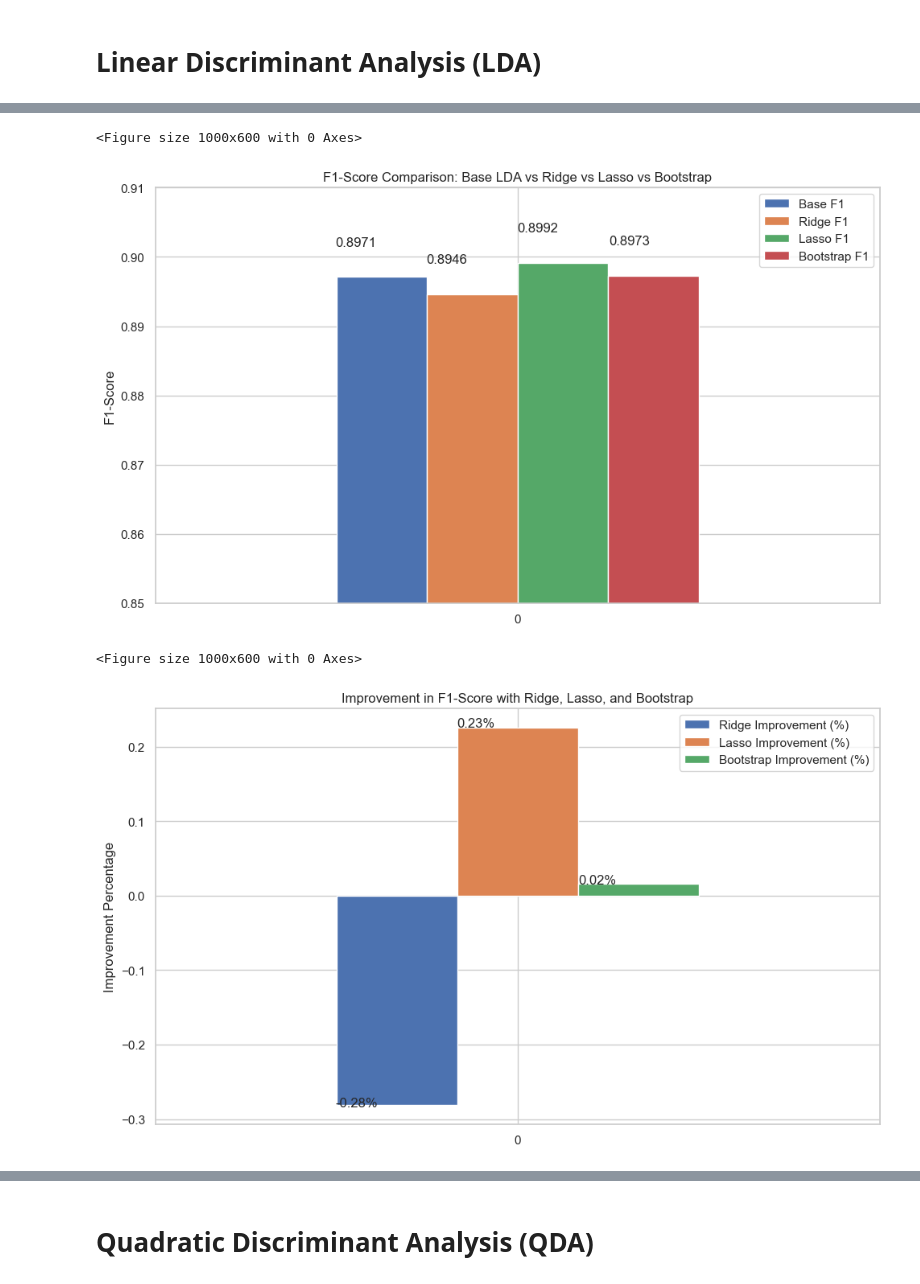
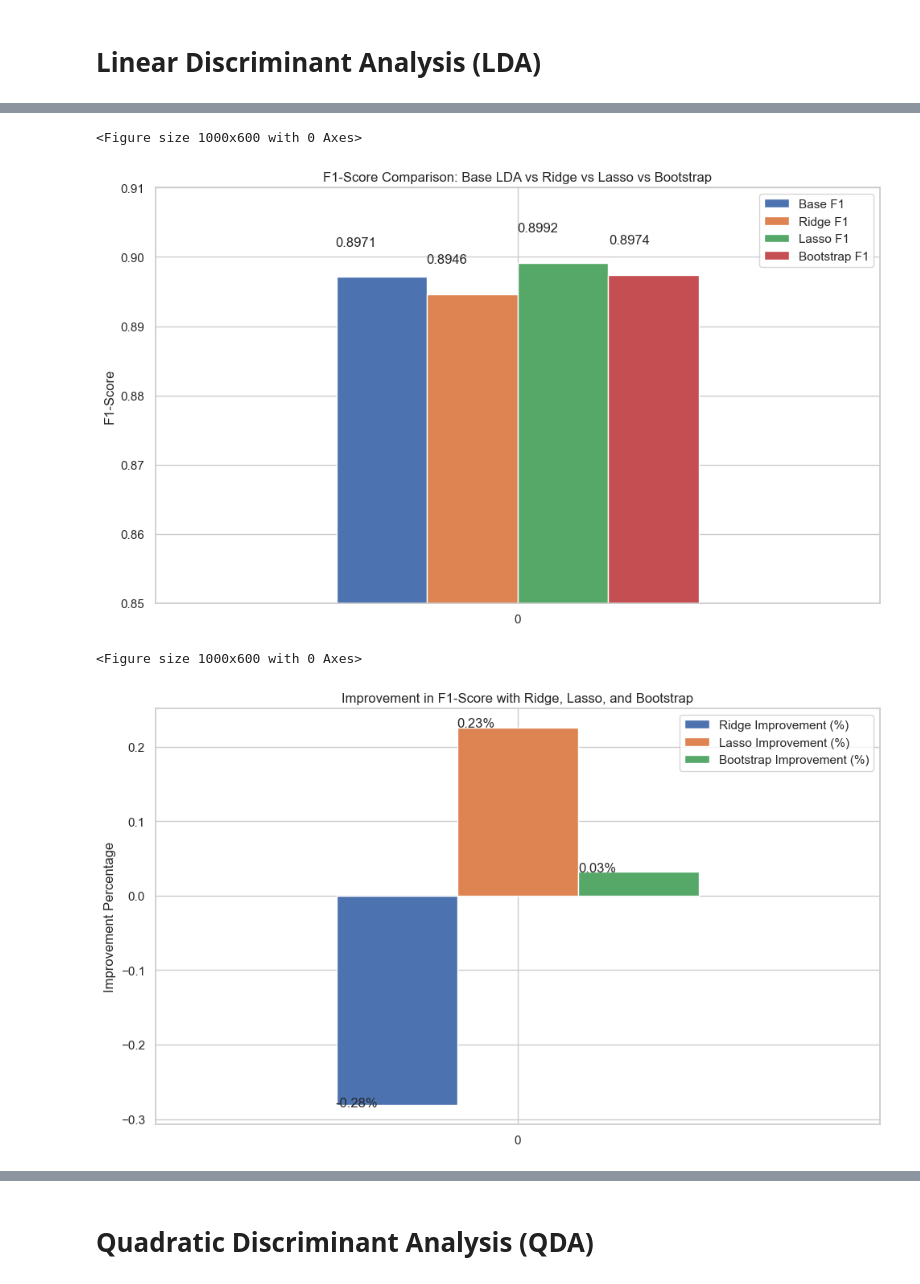
Before and after one commit to pedrorfpacheco/aprau, a Jupyter notebook: TP1_APRAU.ipynb, the cells around one changed output, grey strips where cells are left out. Cells and saved outputs as stored; diff of their text form; code cells hidden in the pictures.

Commit message:
another fix in lda bootstrap

```diff
--- a/TP1_APRAU.ipynb
+++ b/TP1_APRAU.ipynb
@@ -444,7 +444,6 @@ from sklearn.metrics import classification_report, accuracy_score, f1_score, con
 from sklearn.feature_selection import SelectFromModel
 from sklearn.linear_model import LogisticRegression
 from sklearn.compose import ColumnTransformer
-from sklearn.utils import resample
 import seaborn as sns
 import matplotlib.pyplot as plt
 
@@ -522,14 +521,16 @@ loocv_scores_f1 = np.mean(cross_val_score(lda, X_lda, y, cv=loocv, scoring='f1_w
 print(f'Leave-One-Out Cross-Validation Accuracy: {loocv_scores_accuracy:.4f}')
 print(f'Leave-One-Out Cross-Validation F1-Score: {loocv_scores_f1:.4f}')
 
-# Step 7: Bootstrap Resampling
+# Step 7: Bootstrap Resampling with np.random.choice
 n_iterations = 1000
 bootstrap_f1_scores = []
 
-# Perform 1000 bootstrap samples
+# Perform 1000 bootstrap samples with random selection
 for i in range(n_iterations):
-    # Create a bootstrap sample
-    X_train_resampled, y_train_resampled = resample(X_train, y_train, random_state=i)
+    # Randomly sample indices with replacement
+    sample_indices = np.random.choice(len(X_train), size=len(X_train), replace=True)
+    X_train_resampled = X_train[sample_indices]
+    y_train_resampled = y_train.iloc[sample_indices]
 
     # Train and evaluate LDA on bootstrap sample
     lda.fit(X_train_resampled, y_train_resampled)
@@ -539,9 +540,10 @@ for i in range(n_iterations):
     f1_bootstrap = f1_score(y_test, y_pred_bootstrap, average='weighted')
     bootstrap_f1_scores.append(f1_bootstrap)
 
-# Calculate the average F1-score from bootstrap
+# Calculate the average F1-score from bootstrap samples
 bootstrap_f1 = np.mean(bootstrap_f1_scores)
 print(f'Bootstrap Resampling F1-Score: {bootstrap_f1:.4f}')
+
 
 # Step 8: Feature Selection (Lasso and Ridge)
 # Lasso feature selection
@@ -700,7 +702,7 @@ Classification Report:
 <Figure size 1000x600 with 0 Axes>
 [figure]
 <Figure size 1000x600 with 0 Axes>
-[figure, old version]
+[figure, new version]
 # %% [markdown]
 ## Conclusion for LDA Performance on the Dataset
 
```
Also changed, not shown: parts of 2 cells of this notebook.
